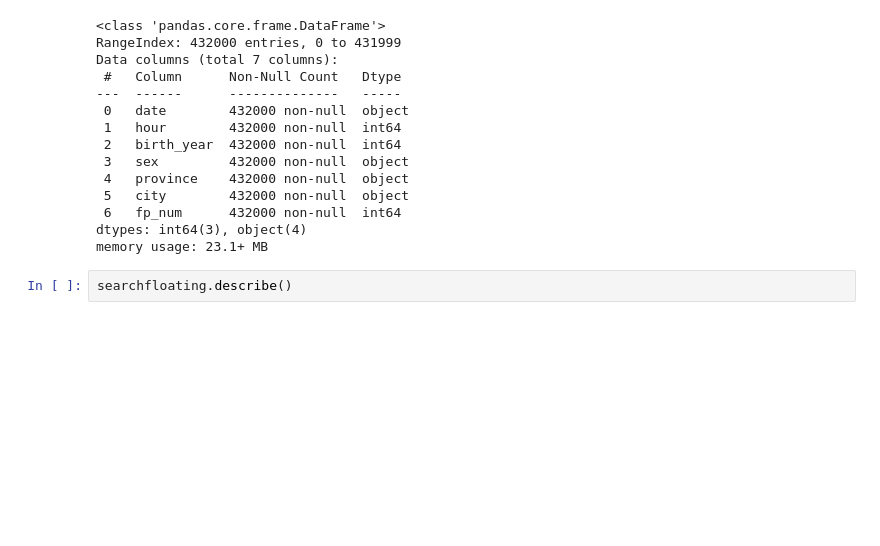
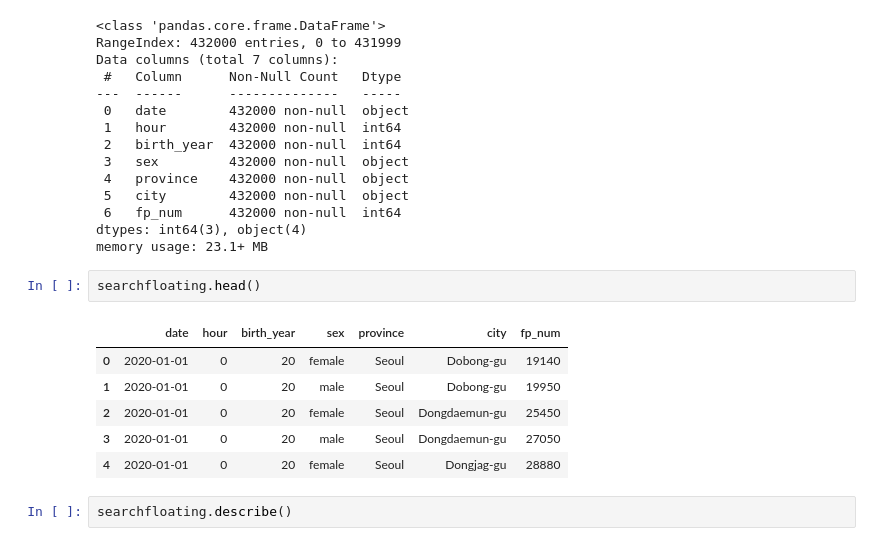
Before and after one commit to chitinglow/Covid19, a Jupyter notebook: COVID19_Exploratory_Analysis.ipynb, the cells around one changed output. Drawn from its saved outputs; the diff is of its cells as text; blank space fills up the shorter version.

```diff
--- a/COVID19_Exploratory_Analysis.ipynb
+++ b/COVID19_Exploratory_Analysis.ipynb
@@ -627,6 +640,15 @@ Data columns (total 7 columns):
  6   fp_num      432000 non-null  int64
 dtypes: int64(3), object(4)
 memory usage: 23.1+ MB
+# %%
+searchfloating.head()
+# %% [output]
+|  | date | hour | birth_year | sex | province | city | fp_num |
+| 0 | 2020-01-01 | 0 | 20 | female | Seoul | Dobong-gu | 19140 |
+| 1 | 2020-01-01 | 0 | 20 | male | Seoul | Dobong-gu | 19950 |
+| 2 | 2020-01-01 | 0 | 20 | female | Seoul | Dongdaemun-gu | 25450 |
+| 3 | 2020-01-01 | 0 | 20 | male | Seoul | Dongdaemun-gu | 27050 |
+| 4 | 2020-01-01 | 0 | 20 | female | Seoul | Dongjag-gu | 28880 |
 # %%
 searchfloating.describe()
 # %% [output]
```
Also changed, not shown: parts of 4 cells of this notebook.
